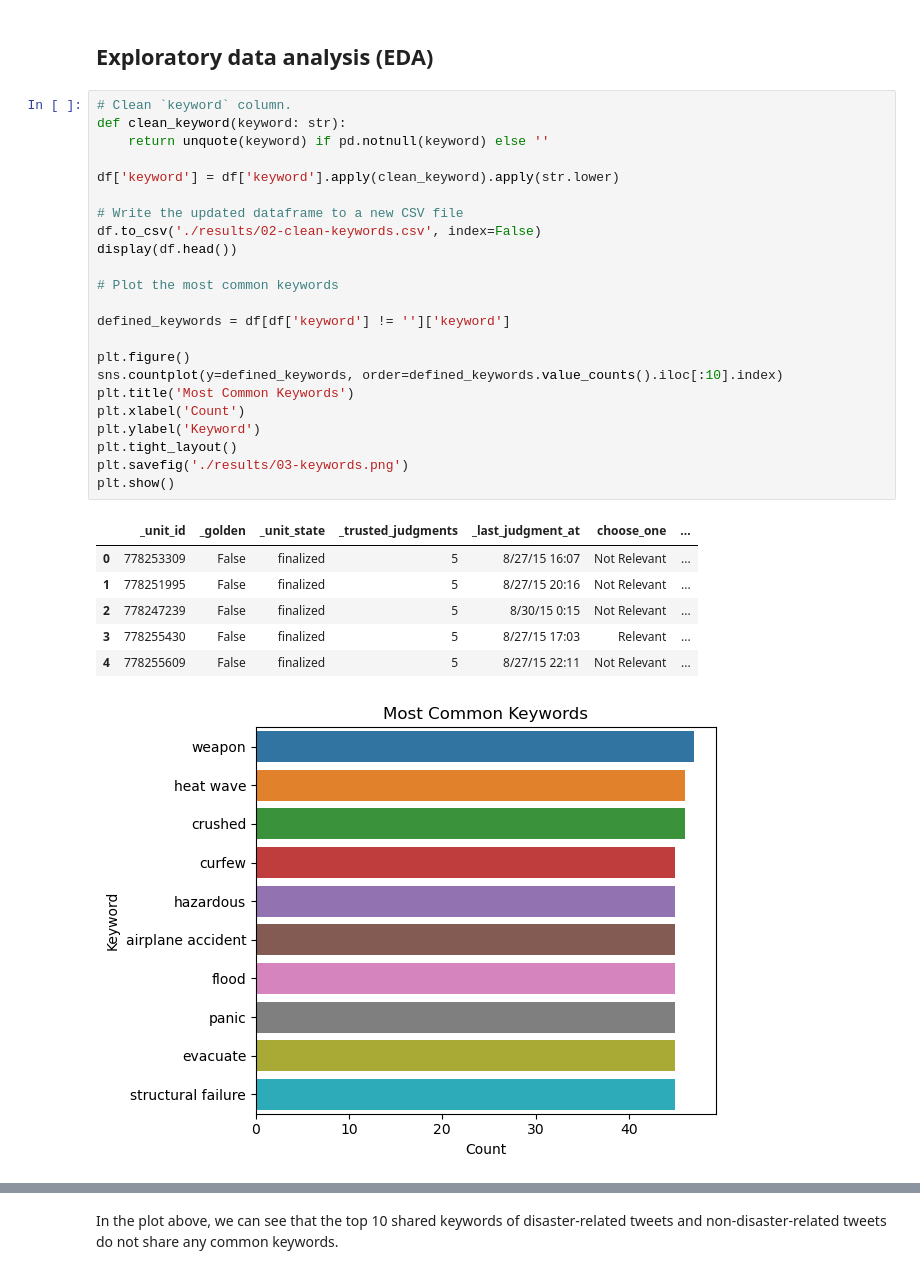
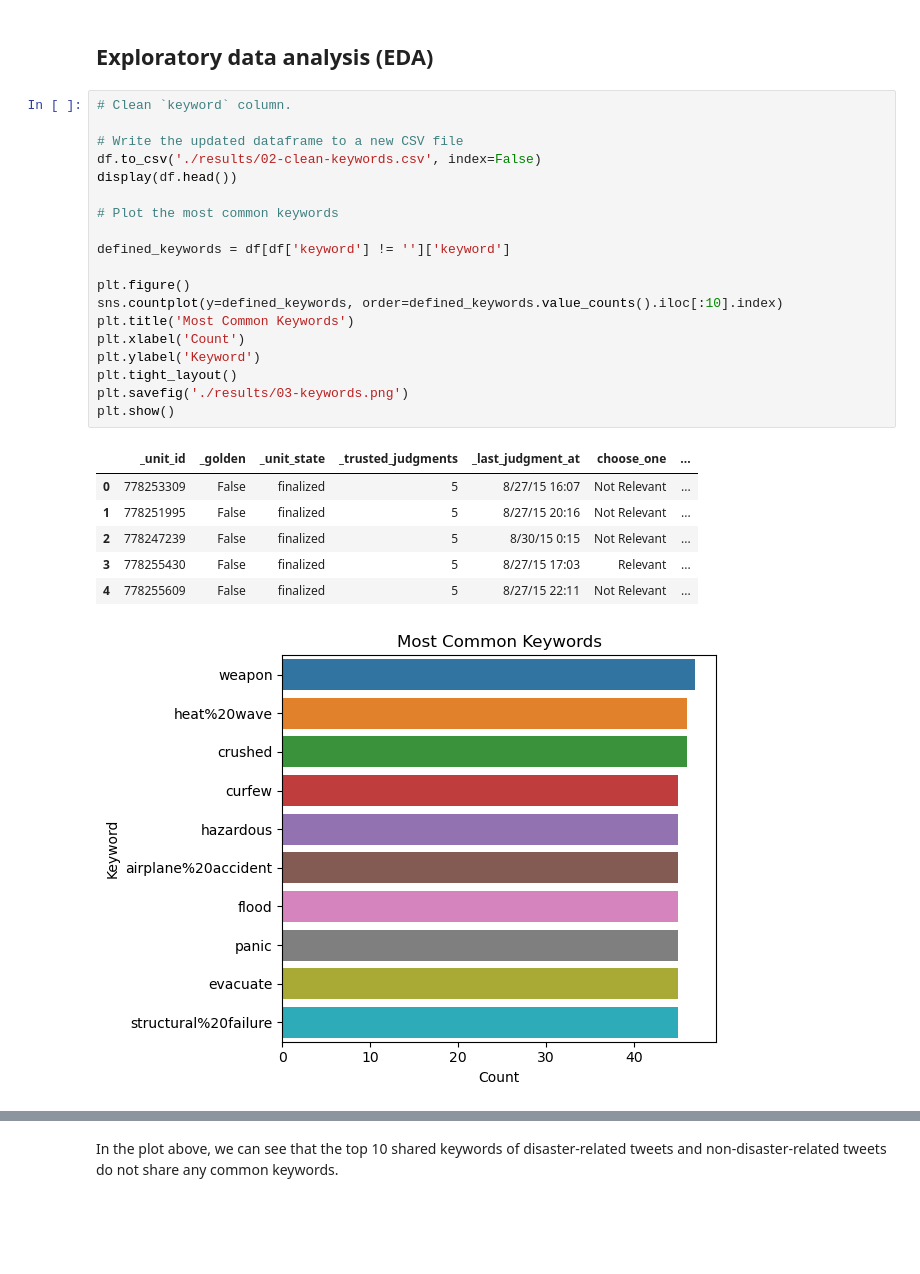
Before and after one commit to magnusrodseth/disaster-tweets, a Jupyter notebook: notebook-new.ipynb, the cells around one changed output, grey strips where cells are left out. Cells and saved outputs as stored; diff of their text form; blank space fills up the shorter version.

```diff
--- a/notebook-new.ipynb
+++ b/notebook-new.ipynb
@@ -141,32 +144,28 @@ df.head()
 ##  Exploratory data analysis (EDA)
 # %%
 # Clean `keyword` column.
-def clean_keyword(keyword: str):
-    return unquote(keyword) if pd.notnull(keyword) else ''
-
-df['keyword'] = df['keyword'].apply(clean_keyword).apply(str.lower)
 
 # Write the updated dataframe to a new CSV file
 df.to_csv('./results/02-clean-keywords.csv', index=False)
 display(df.head())
 
 # Plot the most common keywords
 
 defined_keywords = df[df['keyword'] != '']['keyword']
 
 plt.figure()
 sns.countplot(y=defined_keywords, order=defined_keywords.value_counts().iloc[:10].index)
 plt.title('Most Common Keywords')
 plt.xlabel('Count')
 plt.ylabel('Keyword')
 plt.tight_layout()
 plt.savefig('./results/03-keywords.png')
 plt.show()
 # %% [output]
 |  | _unit_id | _golden | _unit_state | _trusted_judgments | _last_judgment_at | choose_one | ... |
 | 0 | 778253309 | False | finalized | 5 | 8/27/15 16:07 | Not Relevant | ... |
 | 1 | 778251995 | False | finalized | 5 | 8/27/15 20:16 | Not Relevant | ... |
 | 2 | 778247239 | False | finalized | 5 | 8/30/15 0:15 | Not Relevant | ... |
 | 3 | 778255430 | False | finalized | 5 | 8/27/15 17:03 | Relevant | ... |
 | 4 | 778255609 | False | finalized | 5 | 8/27/15 22:11 | Not Relevant | ... |
-[figure, old version]
+[figure, new version]
```
Also changed, not shown: parts of 45 cells of this notebook.
